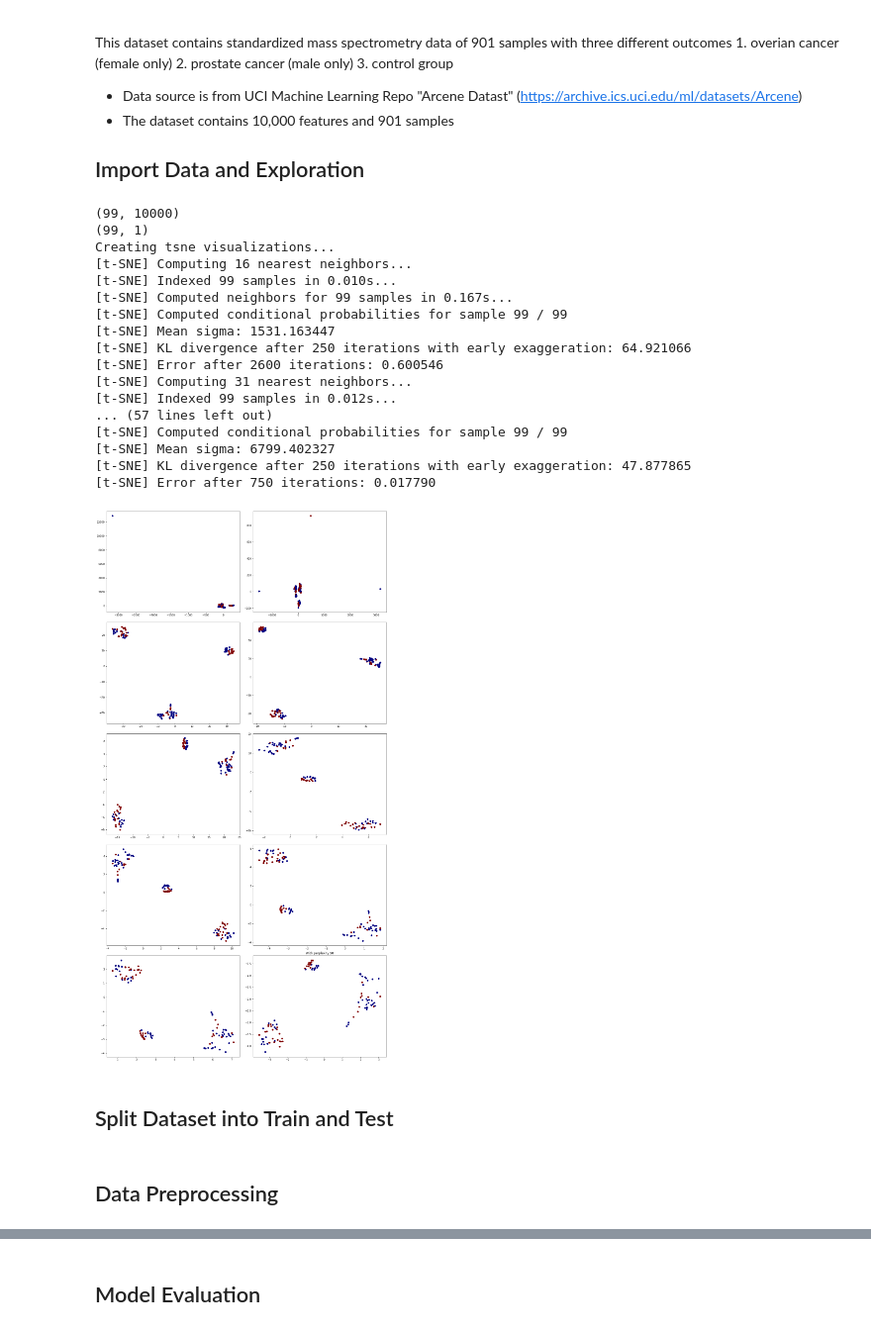
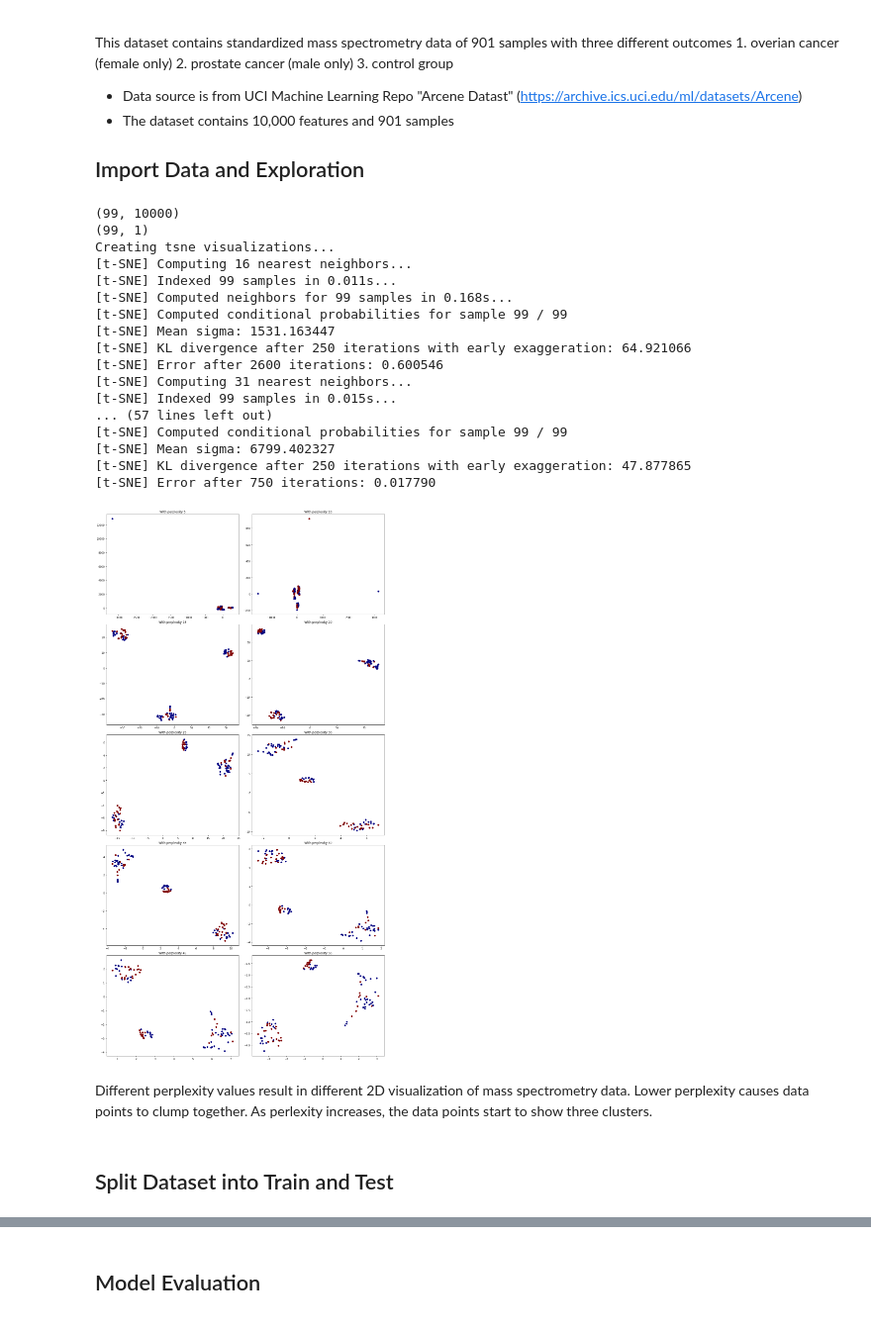
Before and after one commit to ziweiwu/ML-Mass-Spectrometry, a Jupyter notebook: notebook.ipynb, the cells around one changed output, grey strips where cells are left out. Shown at 99% size. Saved outputs shown, nothing was run; the diff lists cells and outputs as text; code cells hidden in the pictures.

```diff
--- a/notebook.ipynb
+++ b/notebook.ipynb
@@ -65,7 +64,7 @@ print(X.shape)
 print(y.shape)
 
 y_data = y.values.flatten()
-X_data = X
+X_data = X.values
 
 print("Creating tsne visualizations...")
 def tsne_visualization():
@@ -73,39 +72,39 @@ def tsne_visualization():
     fig, axes = plt.subplots(5, 2, figsize=(20,40), facecolor='w', edgecolor='k')
     fig.subplots_adjust(hspace=.1, wspace=.1)
     for i in range(10):
         ax = axes.flatten()[i]
         tsne = TSNE(n_components=2, verbose=1, perplexity=PERLEXITY[i], n_iter=5000, random_state=100)
         tsne_results = tsne.fit_transform(X_data)
         x_axis = tsne_results[:, 0]
         y_axis = tsne_results[:, 1]
         ax.scatter(x_axis, y_axis, c=y_data, cmap=plt.cm.get_cmap("jet", 100))
-        plt.title("With perplexity {}".format(PERLEXITY[i]))
+        ax.set_title("With perplexity {}".format(PERLEXITY[i]))
 
 
 
 
 # use TSNE to visualize the high dimension data in 2D
 tsne_visualization()
 # %% [output]
 (99, 10000)
 (99, 1)
 Creating tsne visualizations...
 [t-SNE] Computing 16 nearest neighbors...
-[t-SNE] Indexed 99 samples in 0.010s...
-[t-SNE] Computed neighbors for 99 samples in 0.167s...
+[t-SNE] Indexed 99 samples in 0.011s...
+[t-SNE] Computed neighbors for 99 samples in 0.168s...
 [t-SNE] Computed conditional probabilities for sample 99 / 99
 [t-SNE] Mean sigma: 1531.163447
 [t-SNE] KL divergence after 250 iterations with early exaggeration: 64.921066
 [t-SNE] Error after 2600 iterations: 0.600546
 [t-SNE] Computing 31 nearest neighbors...
-[t-SNE] Indexed 99 samples in 0.012s...
+[t-SNE] Indexed 99 samples in 0.015s...
 ... (57 lines left out)
 [t-SNE] Computed conditional probabilities for sample 99 / 99
 [t-SNE] Mean sigma: 6799.402327
 [t-SNE] KL divergence after 250 iterations with early exaggeration: 47.877865
 [t-SNE] Error after 750 iterations: 0.017790
-[figure, old version]
+[figure, new version]
+# %% [markdown]
+Different perplexity values result in different 2D visualization of mass spectrometry data. Lower perplexity causes data points to clump together. As perlexity increases, the data points start to show three clusters.
 # %% [markdown]
 ## Split Dataset into Train and Test
-# %% [markdown]
-## Data Preprocessing
```
Also changed, not shown: parts of 8 cells of this notebook, 6 other files.
